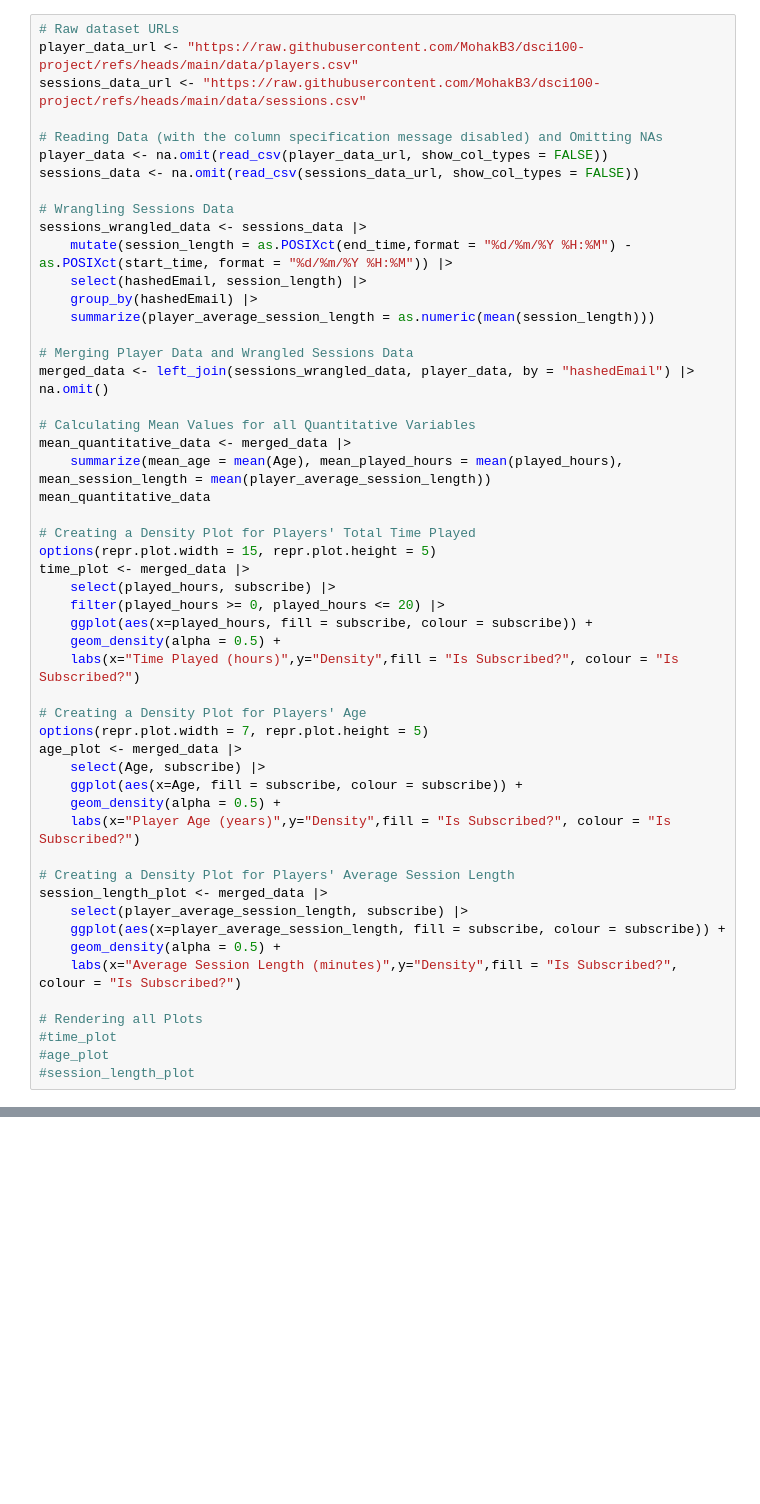
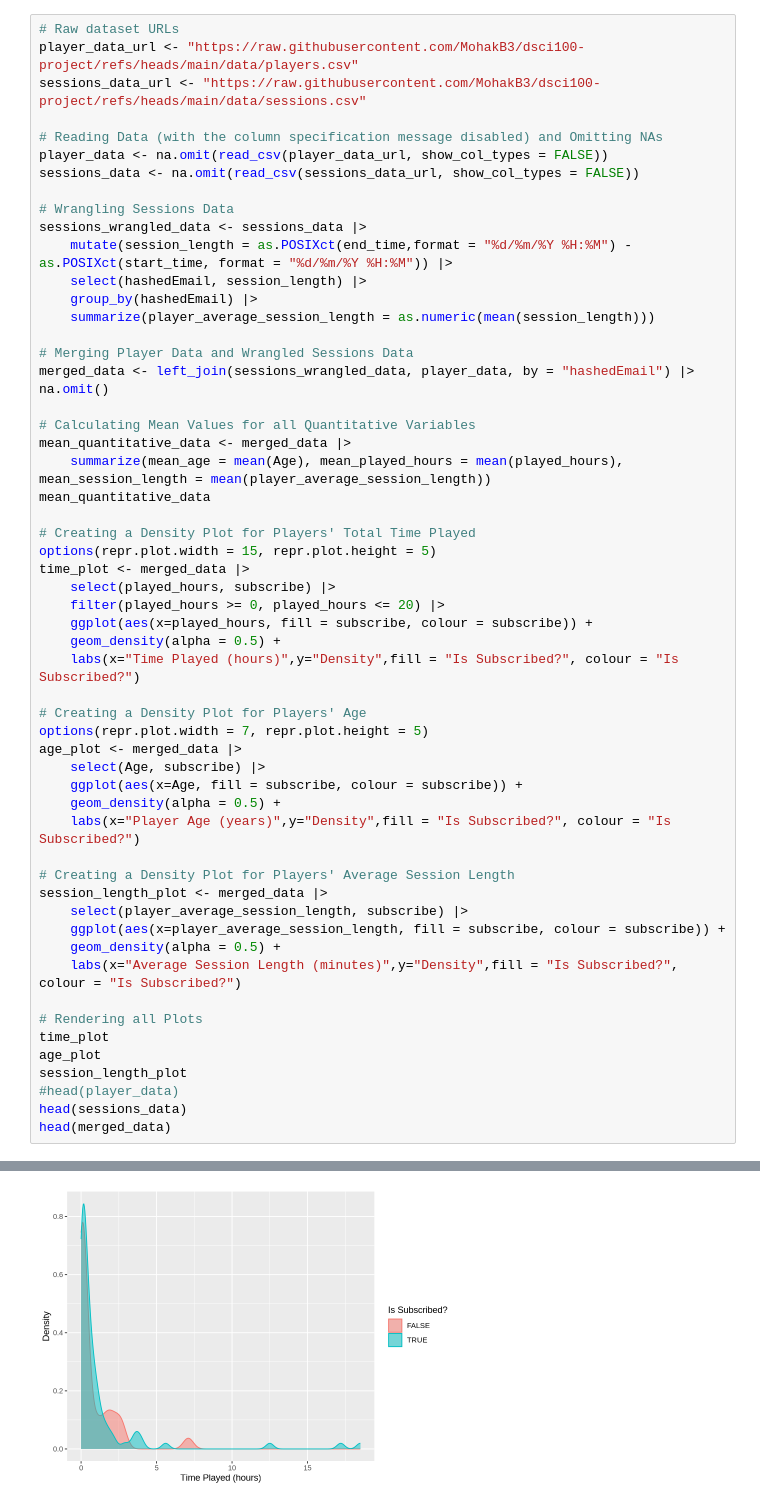
Before and after one commit to MohakB3/dsci100-project, a Jupyter notebook: project_proposal.ipynb, the cells around one changed output, grey strips where cells are left out. Saved outputs shown, nothing was run; the diff lists cells and outputs as text; blank space fills up the shorter version.

```diff
--- a/project_proposal.ipynb
+++ b/project_proposal.ipynb
@@ -30,33 +48,37 @@ mean_quantitative_data
 # Creating a Density Plot for Players' Total Time Played
 options(repr.plot.width = 15, repr.plot.height = 5)
 time_plot <- merged_data |>
     select(played_hours, subscribe) |>
     filter(played_hours >= 0, played_hours <= 20) |>
     ggplot(aes(x=played_hours, fill = subscribe, colour = subscribe)) +
     geom_density(alpha = 0.5) +
     labs(x="Time Played (hours)",y="Density",fill = "Is Subscribed?", colour = "Is Subscribed?")
 
 # Creating a Density Plot for Players' Age
 options(repr.plot.width = 7, repr.plot.height = 5)
 age_plot <- merged_data |>
     select(Age, subscribe) |>
     ggplot(aes(x=Age, fill = subscribe, colour = subscribe)) +
     geom_density(alpha = 0.5) +
     labs(x="Player Age (years)",y="Density",fill = "Is Subscribed?", colour = "Is Subscribed?")
 
 # Creating a Density Plot for Players' Average Session Length
 session_length_plot <- merged_data |>
     select(player_average_session_length, subscribe) |>
     ggplot(aes(x=player_average_session_length, fill = subscribe, colour = subscribe)) +
     geom_density(alpha = 0.5) +
     labs(x="Average Session Length (minutes)",y="Density",fill = "Is Subscribed?", colour = "Is Subscribed?")
 
 # Rendering all Plots
-#time_plot
-#age_plot
-#session_length_plot
+time_plot
+age_plot
+session_length_plot
+#head(player_data)
+head(sessions_data)
+head(merged_data)
 # %% [output]
 A tibble: 1 × 3
 | mean_age | mean_played_hours | mean_session_length |
 | <dbl> | <dbl> | <dbl> |
 | 21.58537 | 9.313008 | 32.85302 |
+[figure, added]
```
Also changed, not shown: parts of 4 cells of this notebook.
